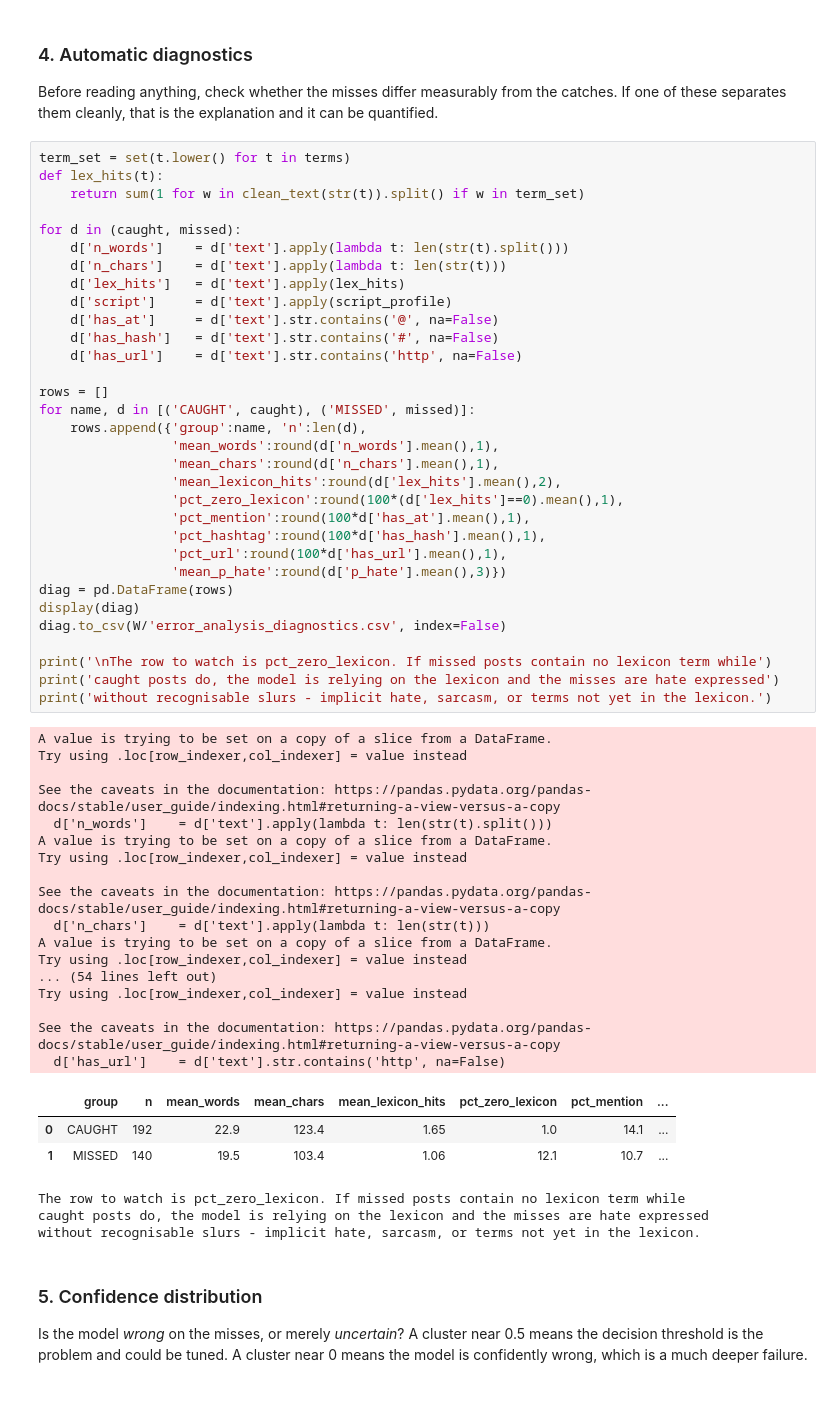
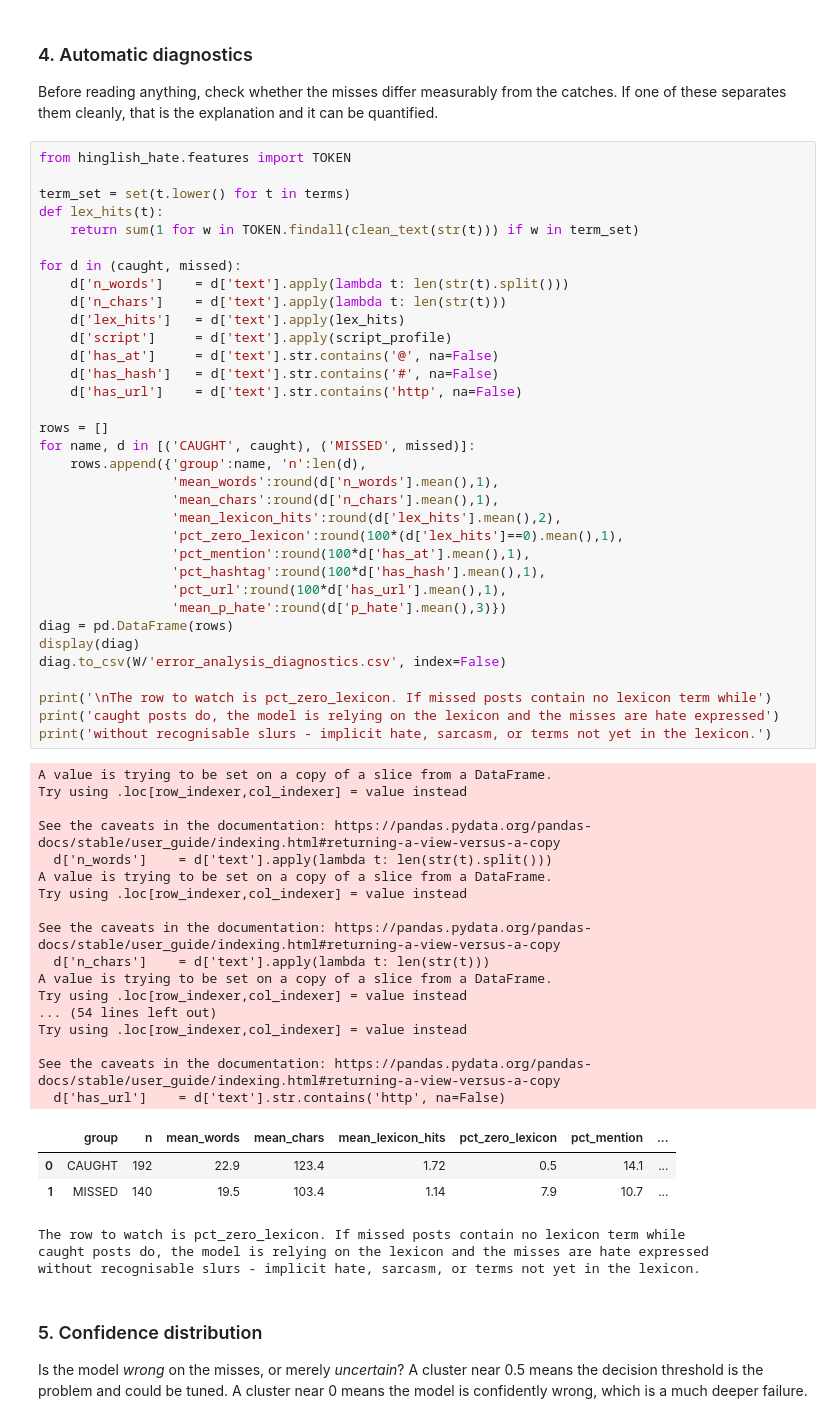
Before and after one commit to mihirmakwana03/msc-hinglish-hate, a Jupyter notebook: notebooks/12_error_analysis.ipynb, the cells around one changed output. Saved outputs shown, nothing was run; the diff lists cells and outputs as text.

Commit message:
The fix: In notebook 12, import the tokeniser instead of rewriting it

```diff
--- a/notebooks/12_error_analysis.ipynb
+++ b/notebooks/12_error_analysis.ipynb
@@ -122,9 +122,11 @@ TRUE HATE: 332 posts | caught 192 | MISSED 140
 Before reading anything, check whether the misses differ measurably from the catches. If one
 of these separates them cleanly, that is the explanation and it can be quantified.
 # %%
+from hinglish_hate.features import TOKEN
+
 term_set = set(t.lower() for t in terms)
 def lex_hits(t):
-    return sum(1 for w in clean_text(str(t)).split() if w in term_set)
+    return sum(1 for w in TOKEN.findall(clean_text(str(t))) if w in term_set)
 
 for d in (caught, missed):
     d['n_words']    = d['text'].apply(lambda t: len(str(t).split()))
@@ -145,35 +147,35 @@ for name, d in [('CAUGHT', caught), ('MISSED', missed)]:
                  'pct_mention':round(100*d['has_at'].mean(),1),
                  'pct_hashtag':round(100*d['has_hash'].mean(),1),
                  'pct_url':round(100*d['has_url'].mean(),1),
                  'mean_p_hate':round(d['p_hate'].mean(),3)})
 diag = pd.DataFrame(rows)
 display(diag)
 diag.to_csv(W/'error_analysis_diagnostics.csv', index=False)
 
 print('\nThe row to watch is pct_zero_lexicon. If missed posts contain no lexicon term while')
 print('caught posts do, the model is relying on the lexicon and the misses are hate expressed')
 print('without recognisable slurs - implicit hate, sarcasm, or terms not yet in the lexicon.')
 # %% [output]
 A value is trying to be set on a copy of a slice from a DataFrame.
 Try using .loc[row_indexer,col_indexer] = value instead
 
 See the caveats in the documentation: https://pandas.pydata.org/pandas-docs/stable/user_guide/indexing.html#returning-a-view-versus-a-copy
   d['n_words']    = d['text'].apply(lambda t: len(str(t).split()))
 A value is trying to be set on a copy of a slice from a DataFrame.
 Try using .loc[row_indexer,col_indexer] = value instead
 
 See the caveats in the documentation: https://pandas.pydata.org/pandas-docs/stable/user_guide/indexing.html#returning-a-view-versus-a-copy
   d['n_chars']    = d['text'].apply(lambda t: len(str(t)))
 A value is trying to be set on a copy of a slice from a DataFrame.
 Try using .loc[row_indexer,col_indexer] = value instead
 ... (54 lines left out)
 Try using .loc[row_indexer,col_indexer] = value instead
 
 See the caveats in the documentation: https://pandas.pydata.org/pandas-docs/stable/user_guide/indexing.html#returning-a-view-versus-a-copy
   d['has_url']    = d['text'].str.contains('http', na=False)
 |  | group | n | mean_words | mean_chars | mean_lexicon_hits | pct_zero_lexicon | pct_mention | ... |
-| 0 | CAUGHT | 192 | 22.9 | 123.4 | 1.65 | 1.0 | 14.1 | ... |
-| 1 | MISSED | 140 | 19.5 | 103.4 | 1.06 | 12.1 | 10.7 | ... |
+| 0 | CAUGHT | 192 | 22.9 | 123.4 | 1.72 | 0.5 | 14.1 | ... |
+| 1 | MISSED | 140 | 19.5 | 103.4 | 1.14 | 7.9 | 10.7 | ... |
 The row to watch is pct_zero_lexicon. If missed posts contain no lexicon term while
 caught posts do, the model is relying on the lexicon and the misses are hate expressed
 without recognisable slurs - implicit hate, sarcasm, or terms not yet in the lexicon.
```
Also changed, not shown: parts of 3 cells of this notebook.
